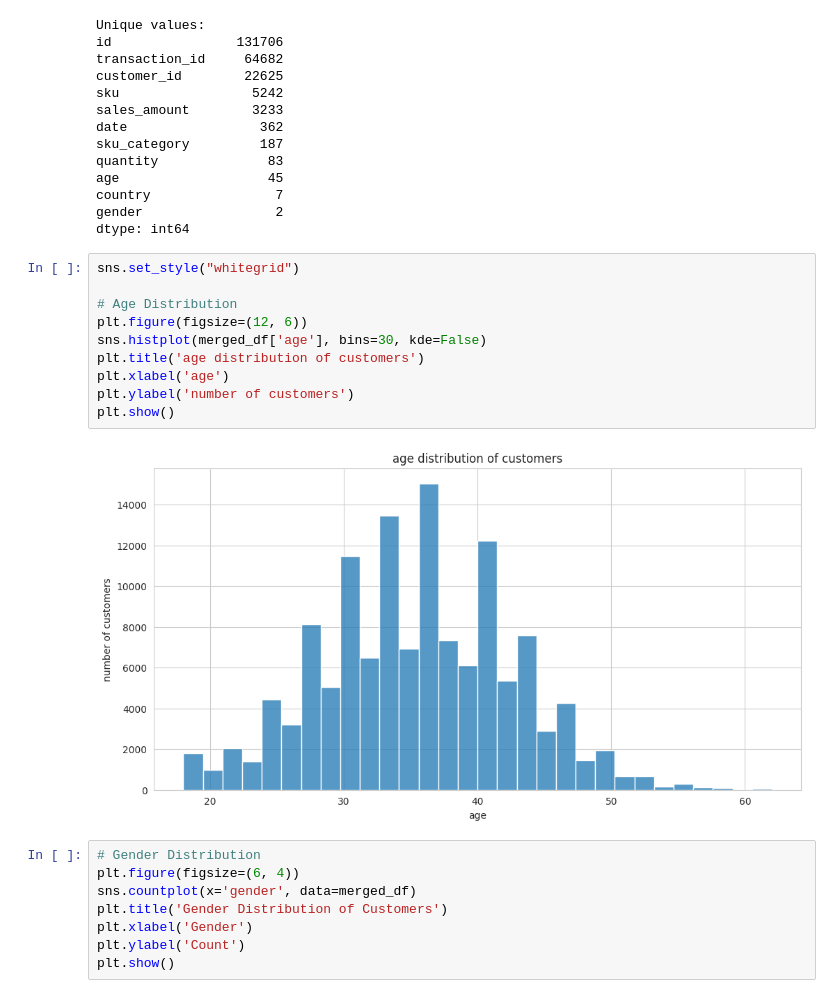
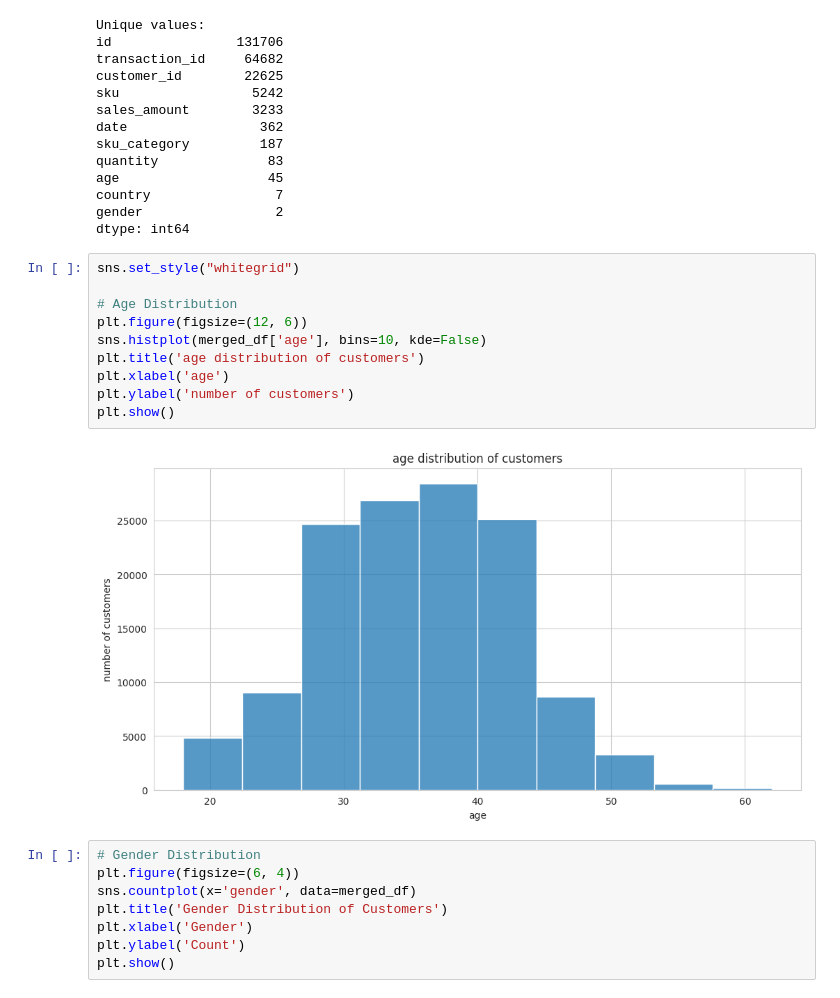
Before and after one commit to jtprado/capstone, a Jupyter notebook: main.ipynb, the cells around one changed output. Saved outputs shown, nothing was run; the diff lists cells and outputs as text.

```diff
--- a/main.ipynb
+++ b/main.ipynb
@@ -161,15 +163,15 @@ dtype: int64
 # %%
 sns.set_style("whitegrid")
 
 # Age Distribution
 plt.figure(figsize=(12, 6))
-sns.histplot(merged_df['age'], bins=30, kde=False)
+sns.histplot(merged_df['age'], bins=10, kde=False)
 plt.title('age distribution of customers')
 plt.xlabel('age')
 plt.ylabel('number of customers')
 plt.show()
 # %% [output]
-[figure, old version]
+[figure, new version]
 # %%
 # Gender Distribution
 plt.figure(figsize=(6, 4))
```
Also changed, not shown: parts of 9 cells of this notebook, 3 other files.
